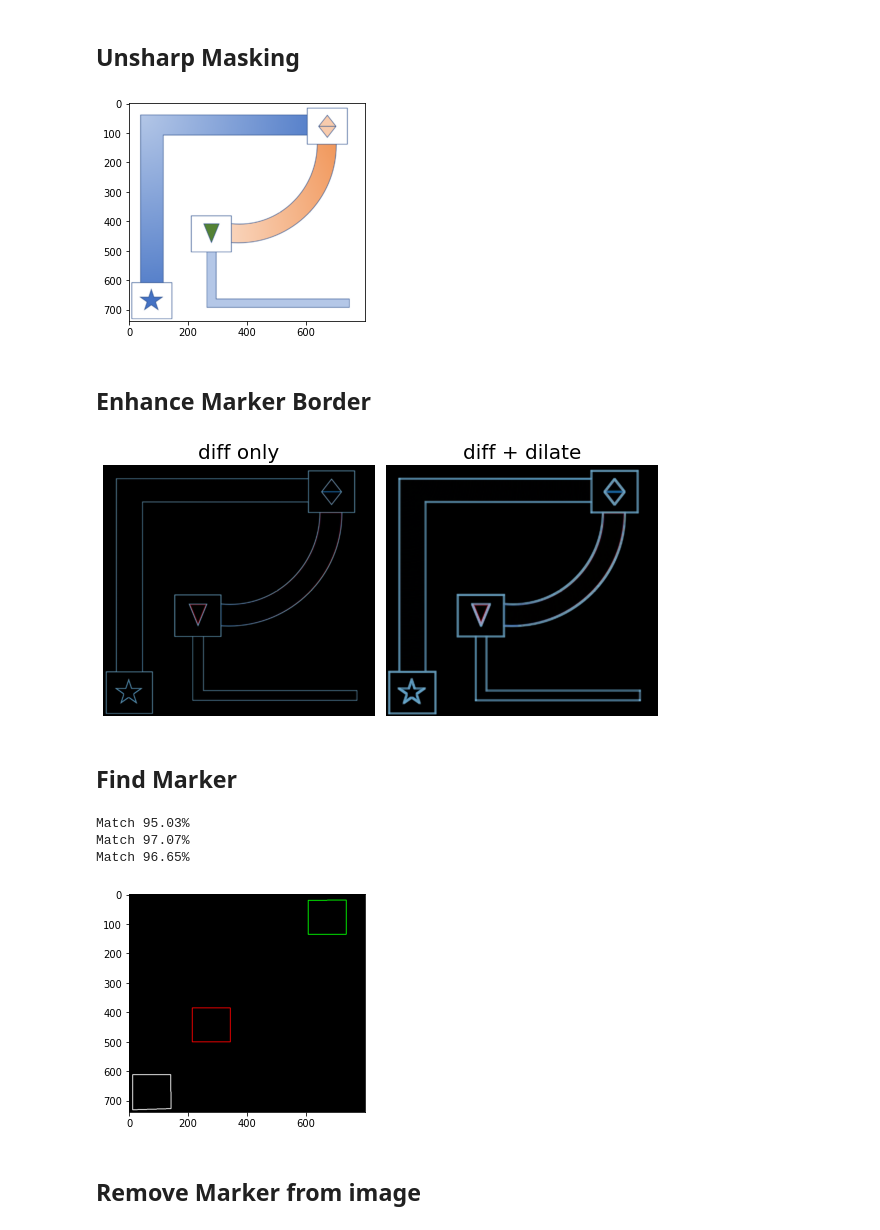
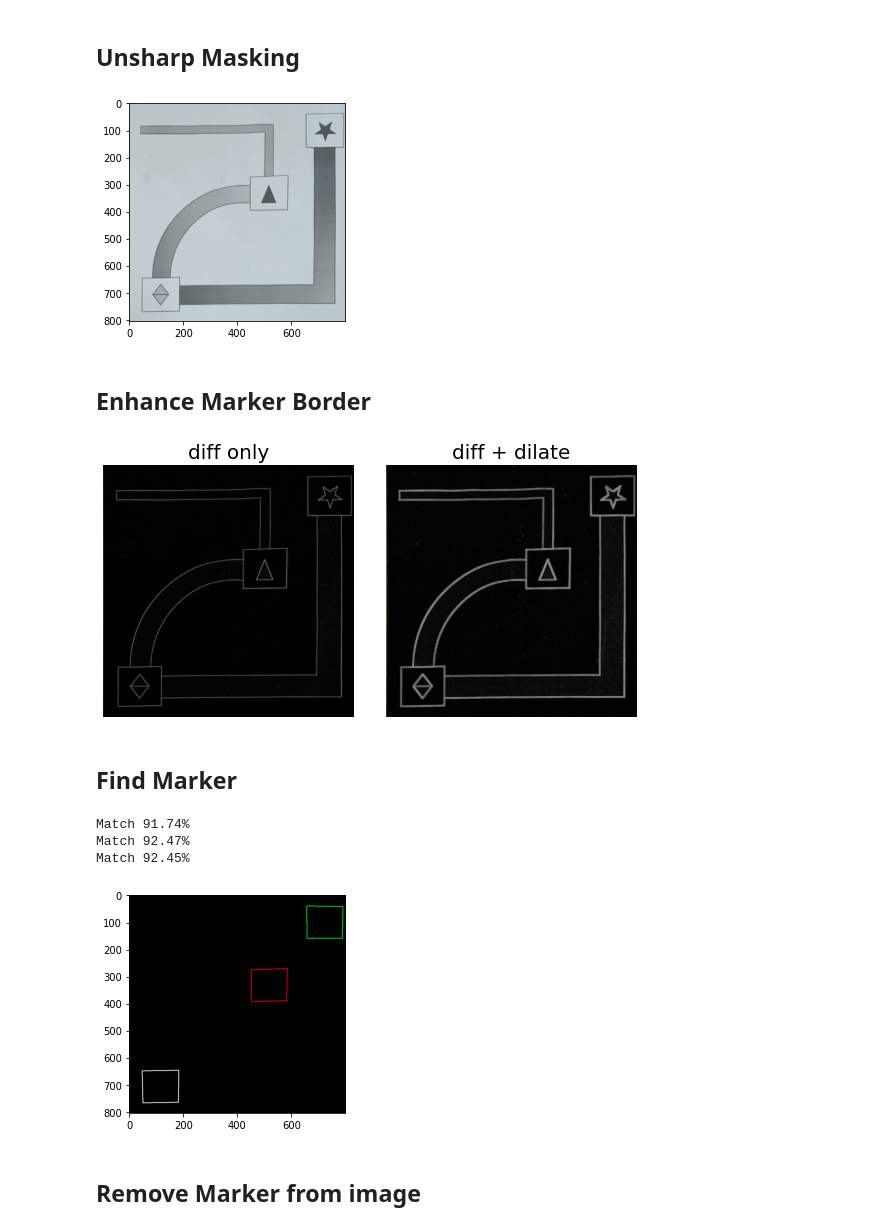
Before and after one commit to teerameth/Module6-7, a Jupyter notebook: MileStone27.ipynb, the cells around one changed output. Cells and saved outputs as stored; diff of their text form; code cells hidden in the pictures.

```diff
--- a/MileStone27.ipynb
+++ b/MileStone27.ipynb
@@ -25,8 +25,8 @@ BlurKernelSize = (5, 5)
 # %% [markdown]
 ## Load Image
 # %%
-frame = cv2.imread("Picture1.png")
-# frame = cv2.imread("Picture3.jpg")
+# frame = cv2.imread("Picture1.png")
+frame = cv2.imread("Picture3.jpg")
 frame = imutils.resize(frame, height=image_resolution, width = image_resolution)
 original = frame.copy()
 imshow(frame)
@@ -40,41 +40,54 @@ if UnsharpMaskBeforeFindMarker:
     frame = cv2.addWeighted(frame, 2, frame, -1, 0, frame) # Apply Unsharp Masking
     imshow(frame)
     cv2.imwrite("unsharp.jpg", frame)
+
+# hist,bins = np.histogram(frame.flatten(),256,[0,256])
+# cdf = hist.cumsum()
+# cdf_normalized = cdf * hist.max()/ cdf.max()
+# plt.plot(cdf_normalized, color = 'b')
+# plt.hist(frame.flatten(),256,[0,256], color = 'r')
+# plt.xlim([0,256])
+# plt.legend(('cdf','histogram'), loc = 'upper left')
+# plt.show()
+# imshow(cv2.equalizeHist(cv2.cvtColor(frame, cv2.COLOR_BGR2GRAY)))
 # %% [output]
-[figure, old version]
+[figure, new version]
 # %% [markdown]
 ## Enhance Marker Border
 # %%
-kernel = np.ones((5,5),np.uint8)
+kernel = np.ones(BlurKernelSize,np.uint8)
 # Find Marker borer by difference
 dilation = cv2.dilate(frame,kernel,iterations = 1)
 diff = cv2.absdiff(dilation, frame)
 # Enhance Marker border thickness
 diff_dilated = cv2.dilate(diff,kernel,iterations = 1)
 
 imshows([diff, diff_dilated], ['diff only', 'diff + dilate'])
 
 # Select image with filtered border
 frame = diff_dilated
 # %% [output]
-[figure, old version]
+[figure, new version]
 # %% [markdown]
 ## Find Marker
 # %%
 edges = cv2.Canny(frame, 20, 100)
+
 contours,hierarchy = cv2.findContours(edges, cv2.RETR_TREE,cv2.CHAIN_APPROX_SIMPLE) # RETR_EXTERNAL
 hierarchy = hierarchy[0] # get the actual inner list of hierarchy descriptions
 
 cp = unicorn.ContourProcessor()
-cp.set_param(image_resolution, image_size, marker_size, marker_size_error)
+cp.set_param(image_resolution, image_size, marker_size, marker_size_error, min_path_length, max_path_length, min_path_width, max_path_width)
 
 cnts_marker = cp.get_marker_contours(contours)
 imdraws_color(cnts_marker, frame, mode = 1, size = 2)
+
+Markers = [unicorn.Marker(c) for c in cnts_marker]
 # %% [output]
-Match 95.03%
-Match 97.07%
-Match 96.65%
+Match 91.74%
+Match 92.47%
+Match 92.45%
-[figure, old version]
+[figure, new version]
 # %% [markdown]
 ## Remove Marker from image
 # %%
```
Also changed, not shown: parts of 13 cells of this notebook, 5 other files.
